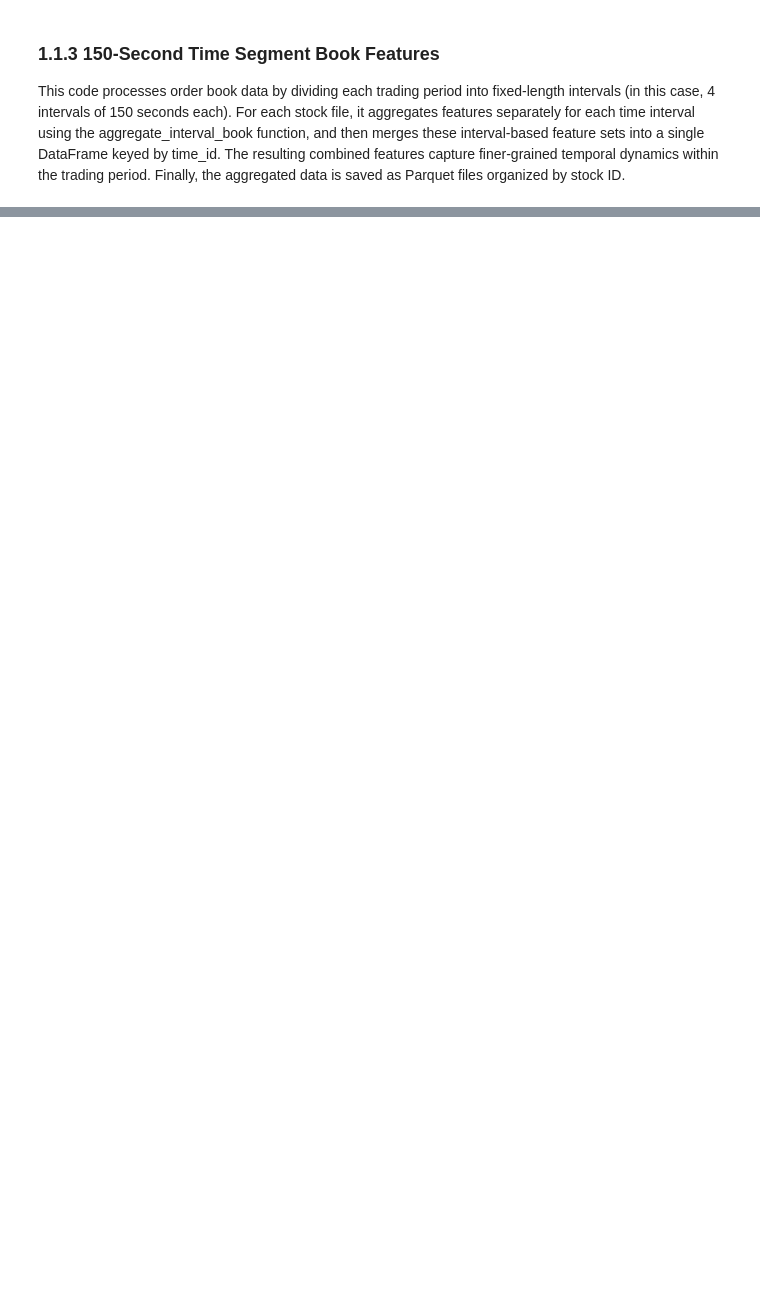
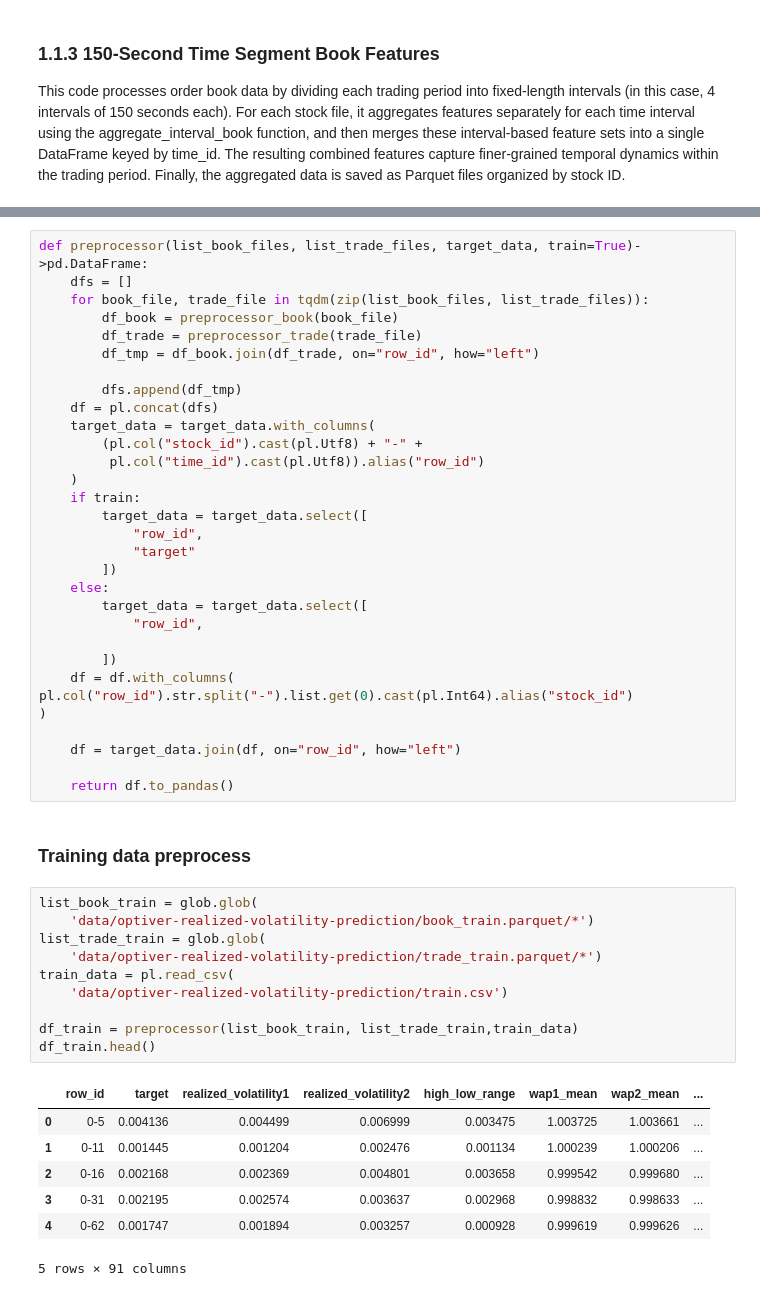
Before and after one commit to LaiquendiJ/Realized_Volatility_Pred_2025, a Jupyter notebook: Factor_engineering.ipynb, the cells around one changed output, grey strips where cells are left out. Cells and saved outputs as stored; diff of their text form; blank space fills up the shorter version.

```diff
--- a/Factor_engineering.ipynb
+++ b/Factor_engineering.ipynb
@@ -300,0 +236,51 @@ shape: (3_830, 9)
+# %%
+def preprocessor(list_book_files, list_trade_files, target_data, train=True)->pd.DataFrame:
+    dfs = []
+    for book_file, trade_file in tqdm(zip(list_book_files, list_trade_files)):
+        df_book = preprocessor_book(book_file)
+        df_trade = preprocessor_trade(trade_file)
+        df_tmp = df_book.join(df_trade, on="row_id", how="left")
+
+        dfs.append(df_tmp)
+    df = pl.concat(dfs)
+    target_data = target_data.with_columns(
+        (pl.col("stock_id").cast(pl.Utf8) + "-" +
+         pl.col("time_id").cast(pl.Utf8)).alias("row_id")
+    )
+    if train:
+        target_data = target_data.select([
+            "row_id",
+            "target"
+        ])
+    else:
+        target_data = target_data.select([
+            "row_id",
+
+        ])
+    df = df.with_columns(
+pl.col("row_id").str.split("-").list.get(0).cast(pl.Int64).alias("stock_id")
+)
+
+    df = target_data.join(df, on="row_id", how="left")
+
+    return df.to_pandas()
+# %% [markdown]
+### Training data preprocess
+# %%
+list_book_train = glob.glob(
+    'data/optiver-realized-volatility-prediction/book_train.parquet/*')
+list_trade_train = glob.glob(
+    'data/optiver-realized-volatility-prediction/trade_train.parquet/*')
+train_data = pl.read_csv(
+    'data/optiver-realized-volatility-prediction/train.csv')
+
+df_train = preprocessor(list_book_train, list_trade_train,train_data)
+df_train.head()
+# %% [output]
+|  | row_id | target | realized_volatility1 | realized_volatility2 | high_low_range | wap1_mean | wap2_mean | ... |
+| 0 | 0-5 | 0.004136 | 0.004499 | 0.006999 | 0.003475 | 1.003725 | 1.003661 | ... |
+| 1 | 0-11 | 0.001445 | 0.001204 | 0.002476 | 0.001134 | 1.000239 | 1.000206 | ... |
+| 2 | 0-16 | 0.002168 | 0.002369 | 0.004801 | 0.003658 | 0.999542 | 0.999680 | ... |
+| 3 | 0-31 | 0.002195 | 0.002574 | 0.003637 | 0.002968 | 0.998832 | 0.998633 | ... |
+| 4 | 0-62 | 0.001747 | 0.001894 | 0.003257 | 0.000928 | 0.999619 | 0.999626 | ... |
+5 rows × 91 columns
```
Also changed, not shown: parts of 29 cells of this notebook, 3 other files.
